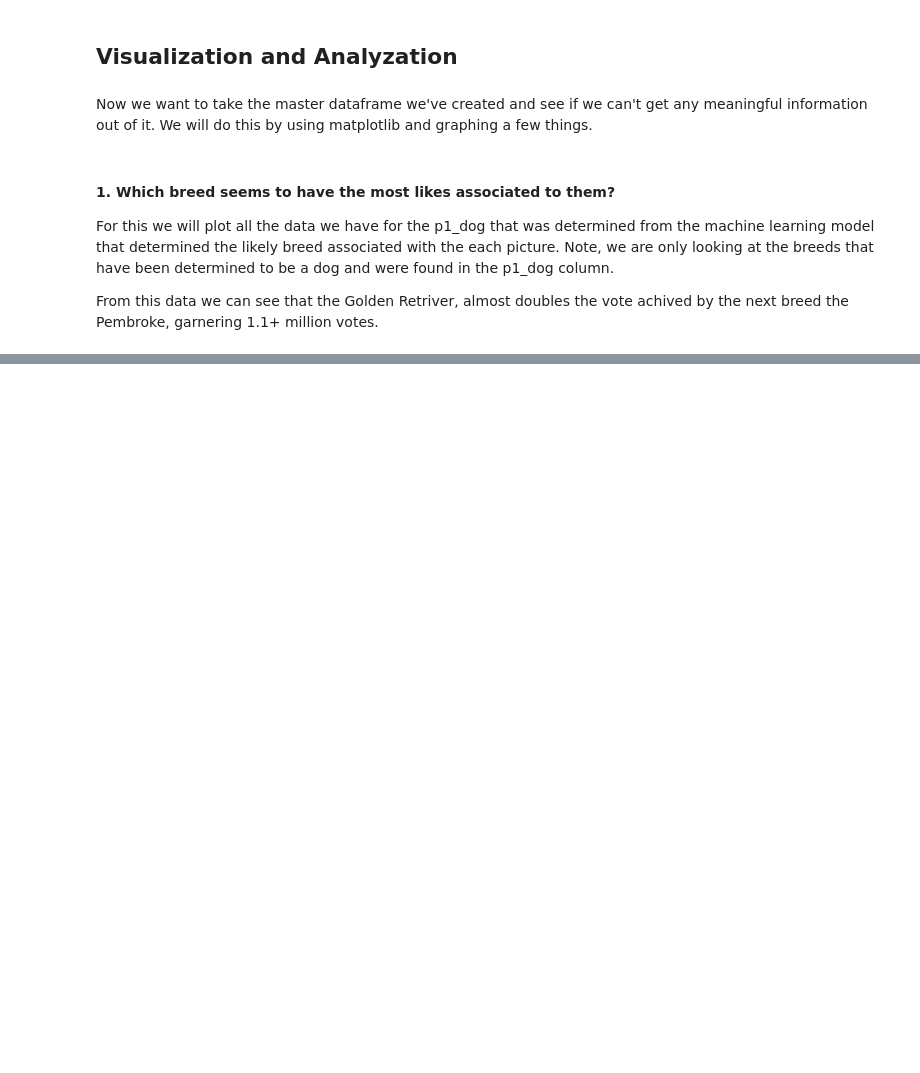
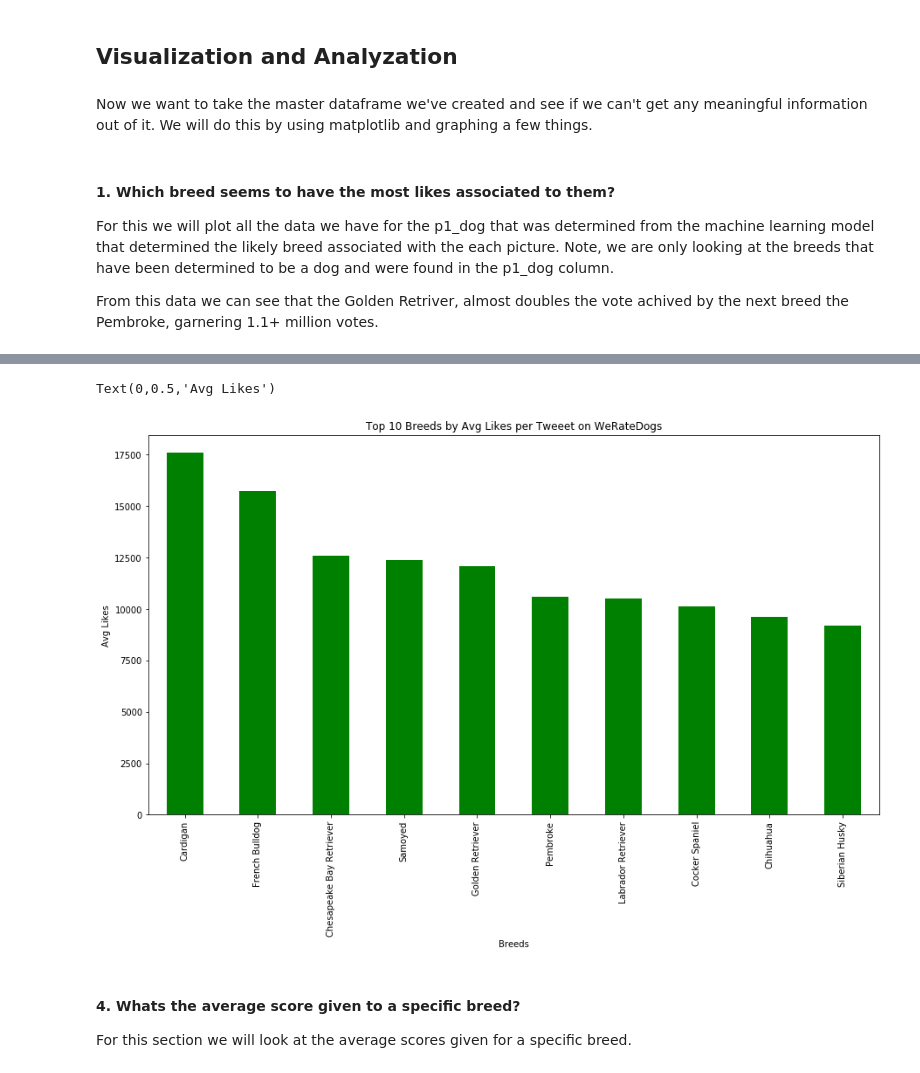
Before and after one commit to pdxcardinal78/DAND_4_Project, a Jupyter notebook: wrangle_act.ipynb, the cells around one changed output, grey strips where cells are left out. Drawn from its saved outputs; the diff is of its cells as text; code cells hidden in the pictures; blank space fills up the shorter version.

```diff
--- a/wrangle_act.ipynb
+++ b/wrangle_act.ipynb
@@ -678,0 +667,13 @@ array(['puppo'], dtype=object)
+# %%
+fig = plt.figure(figsize=(15,8))
+df_breed_likes = round(df_scores.groupby('p1')['favorite_count'].sum() / df_scores.groupby('p1')['favorite_count'].count(),0)
+df_breed_likes.sort_values(ascending=False).nlargest(10).plot(kind='bar', color='green')
+plt.title('Top 10 Breeds by Avg Likes per Tweeet on WeRateDogs')
+plt.xlabel('Breeds')
+plt.ylabel('Avg Likes')
+# %% [output]
+Text(0,0.5,'Avg Likes')
+[figure, added]
+# %% [markdown]
+#### 4. Whats the average score given to a specific breed?
+For this section we will look at the average scores given for a specific breed.
```
Also changed, not shown: parts of 19 cells of this notebook, 2 other files.
